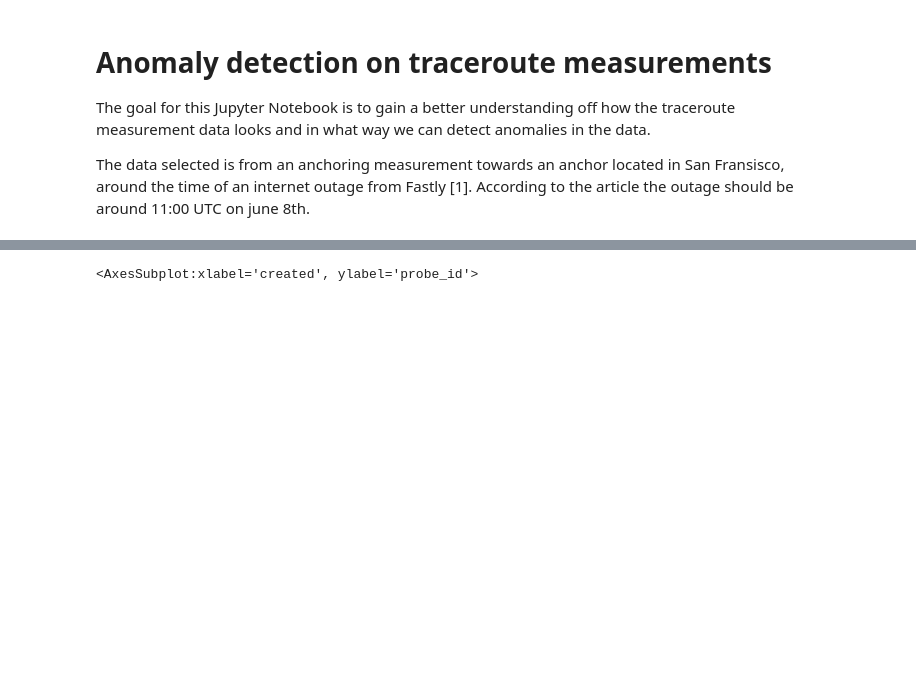
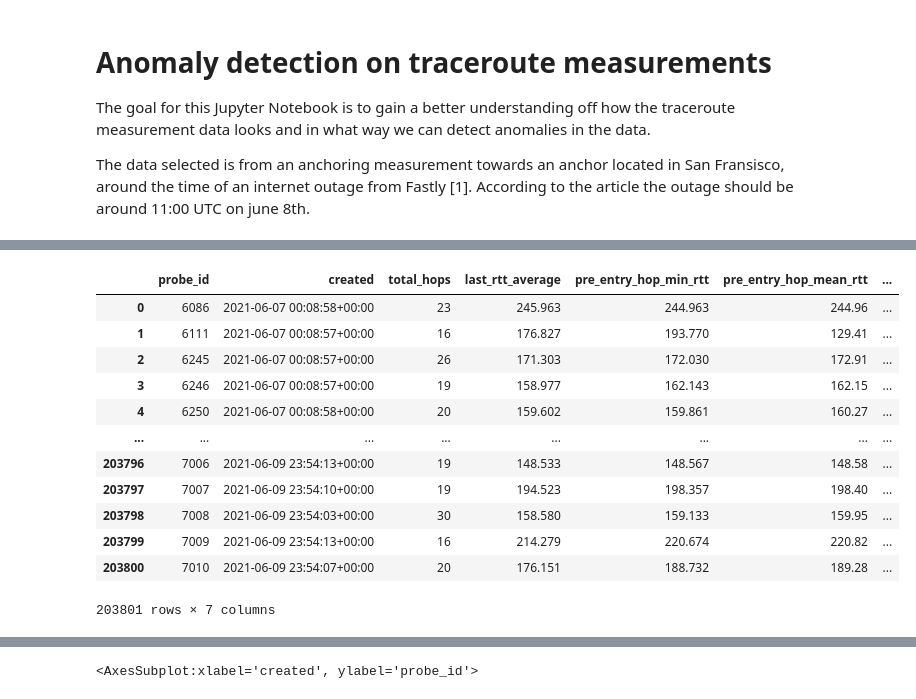
Before and after one commit to Wolframfriele/ripe-alerts-AI, a Jupyter notebook: test_bench_traceroute.ipynb, the cells around one changed output, grey strips where cells are left out. Saved outputs shown, nothing was run; the diff lists cells and outputs as text; code cells hidden in the pictures; blank space fills up the shorter version.

```diff
--- a/test_bench_traceroute.ipynb
+++ b/test_bench_traceroute.ipynb
@@ -39,3 +21,21 @@ df
+# %%
+traceroute_import = TracerouteImport()
+df_traceroute = traceroute_import.read_dataset('measurement_data/traceroute_1.json')
+df_traceroute
+# %% [output]
+|  | probe_id | created | total_hops | last_rtt_average | pre_entry_hop_min_rtt | pre_entry_hop_mean_rtt | ... |
+| 0 | 6086 | 2021-06-07 00:08:58+00:00 | 23 | 245.963 | 244.963 | 244.96 | ... |
+| 1 | 6111 | 2021-06-07 00:08:57+00:00 | 16 | 176.827 | 193.770 | 129.41 | ... |
+| 2 | 6245 | 2021-06-07 00:08:57+00:00 | 26 | 171.303 | 172.030 | 172.91 | ... |
+| 3 | 6246 | 2021-06-07 00:08:57+00:00 | 19 | 158.977 | 162.143 | 162.15 | ... |
+| 4 | 6250 | 2021-06-07 00:08:58+00:00 | 20 | 159.602 | 159.861 | 160.27 | ... |
+| ... | ... | ... | ... | ... | ... | ... | ... |
+| 203796 | 7006 | 2021-06-09 23:54:13+00:00 | 19 | 148.533 | 148.567 | 148.58 | ... |
+| 203797 | 7007 | 2021-06-09 23:54:10+00:00 | 19 | 194.523 | 198.357 | 198.40 | ... |
+| 203798 | 7008 | 2021-06-09 23:54:03+00:00 | 30 | 158.580 | 159.133 | 159.95 | ... |
+| 203799 | 7009 | 2021-06-09 23:54:13+00:00 | 16 | 214.279 | 220.674 | 220.82 | ... |
+| 203800 | 7010 | 2021-06-09 23:54:07+00:00 | 20 | 176.151 | 188.732 | 189.28 | ... |
+203801 rows × 7 columns
 # %%
 def calc_score(median, hops):
     if hops is None:
```
Also changed, not shown: parts of 2 cells of this notebook, 5 other files.
